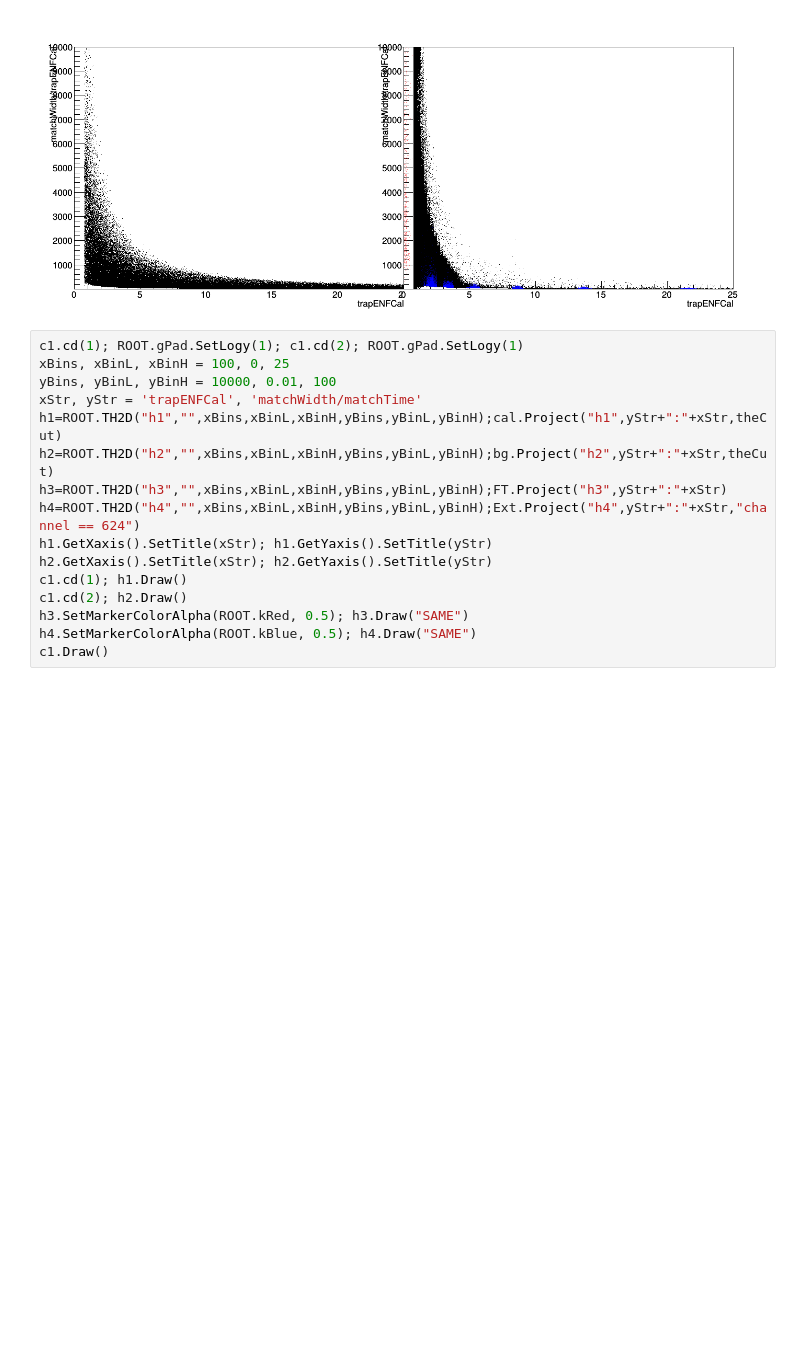
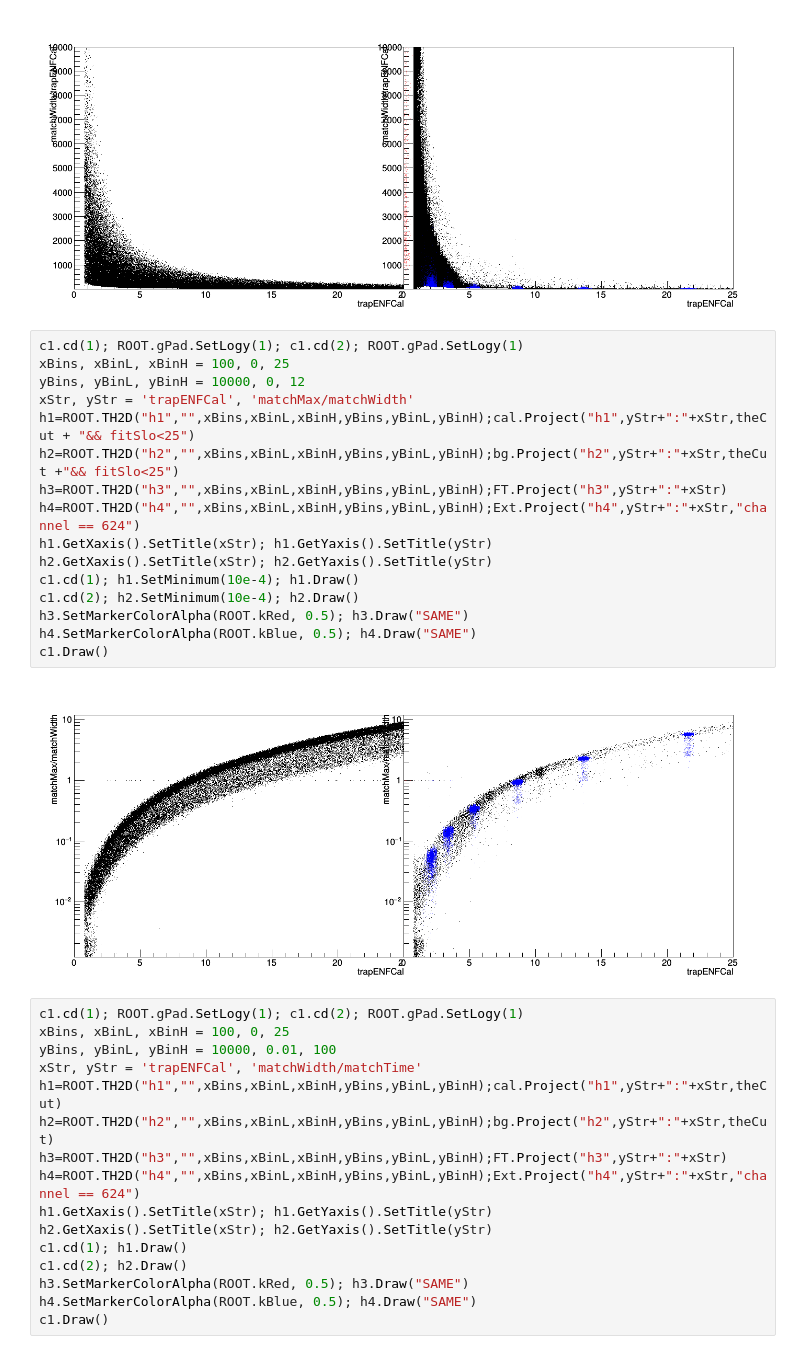
Before and after one commit to bxyzhu/IPython, a Jupyter notebook: latPlots_ds0.ipynb, the cells around one changed output. Saved outputs shown, nothing was run; the diff lists cells and outputs as text; blank space fills up the shorter version.

```diff
--- a/latPlots_ds0.ipynb
+++ b/latPlots_ds0.ipynb
@@ -352,6 +351,24 @@ h4.SetMarkerColorAlpha(ROOT.kBlue, 0.5); h4.Draw("SAME")
 c1.Draw()
 # %% [output]
 [figure]
+# %%
+c1.cd(1); ROOT.gPad.SetLogy(1); c1.cd(2); ROOT.gPad.SetLogy(1)
+xBins, xBinL, xBinH = 100, 0, 25
+yBins, yBinL, yBinH = 10000, 0, 12
+xStr, yStr = 'trapENFCal', 'matchMax/matchWidth'
+h1=ROOT.TH2D("h1","",xBins,xBinL,xBinH,yBins,yBinL,yBinH);cal.Project("h1",yStr+":"+xStr,theCut + "&& fitSlo<25")
+h2=ROOT.TH2D("h2","",xBins,xBinL,xBinH,yBins,yBinL,yBinH);bg.Project("h2",yStr+":"+xStr,theCut +"&& fitSlo<25")
+h3=ROOT.TH2D("h3","",xBins,xBinL,xBinH,yBins,yBinL,yBinH);FT.Project("h3",yStr+":"+xStr)
+h4=ROOT.TH2D("h4","",xBins,xBinL,xBinH,yBins,yBinL,yBinH);Ext.Project("h4",yStr+":"+xStr,"channel == 624")
+h1.GetXaxis().SetTitle(xStr); h1.GetYaxis().SetTitle(yStr)
+h2.GetXaxis().SetTitle(xStr); h2.GetYaxis().SetTitle(yStr)
+c1.cd(1); h1.SetMinimum(10e-4); h1.Draw()
+c1.cd(2); h2.SetMinimum(10e-4); h2.Draw()
+h3.SetMarkerColorAlpha(ROOT.kRed, 0.5); h3.Draw("SAME")
+h4.SetMarkerColorAlpha(ROOT.kBlue, 0.5); h4.Draw("SAME")
+c1.Draw()
+# %% [output]
+[figure, added]
 # %%
 c1.cd(1); ROOT.gPad.SetLogy(1); c1.cd(2); ROOT.gPad.SetLogy(1)
 xBins, xBinL, xBinH = 100, 0, 25
```
Also changed, not shown: parts of 3 cells of this notebook, 2 other files.
